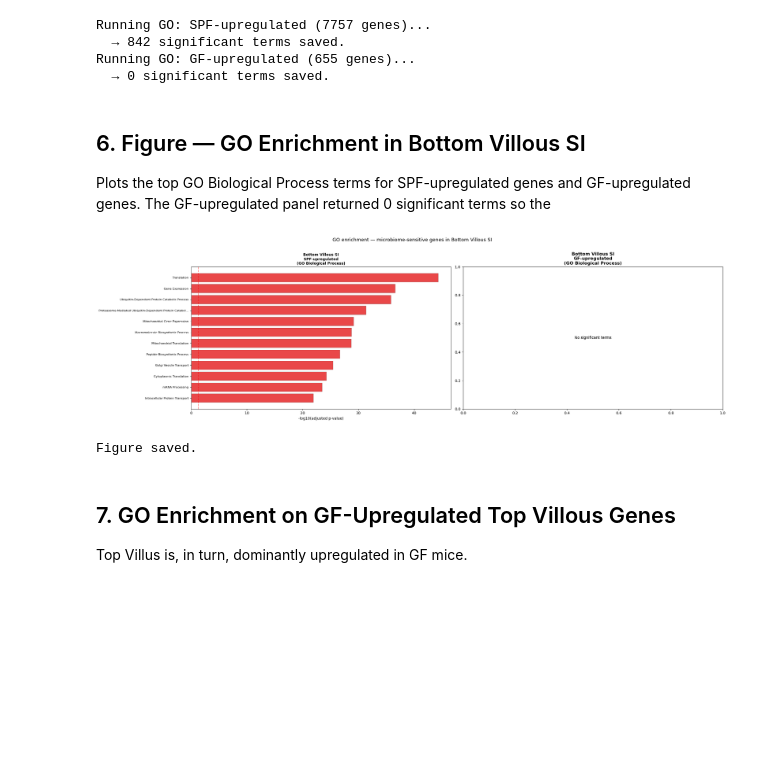
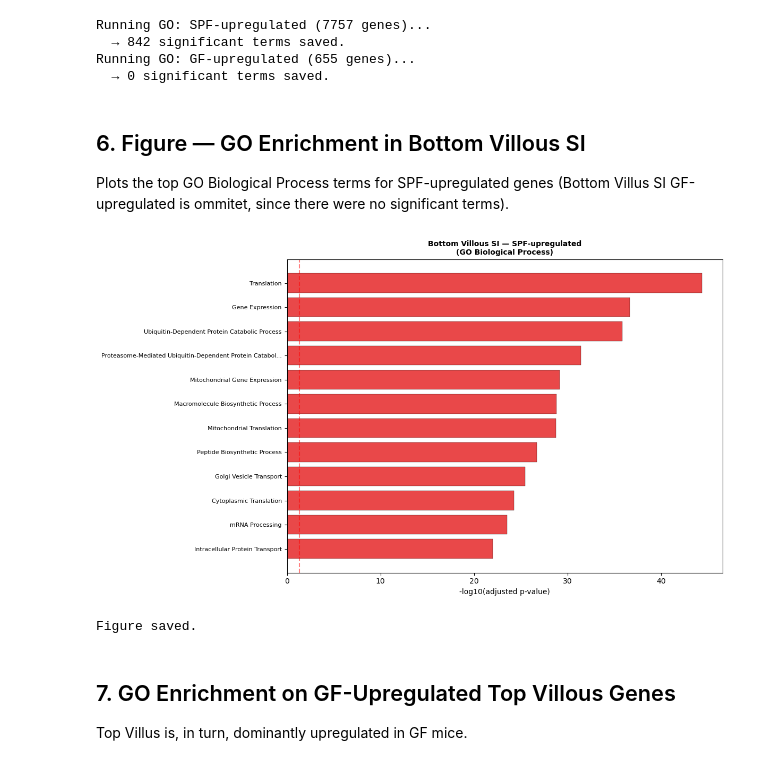
Before and after one commit to Fair0n/gut-transcriptomics-project, a Jupyter notebook: notebooks/05_microbiome_layer_interaction.ipynb, the cells around one changed output. Cells and saved outputs as stored; diff of their text form; code cells hidden in the pictures; blank space fills up the shorter version.

Commit message:
Removed one figure

```diff
--- a/notebooks/05_microbiome_layer_interaction.ipynb
+++ b/notebooks/05_microbiome_layer_interaction.ipynb
@@ -294,7 +294,7 @@ Running GO: GF-upregulated (655 genes)...
 # %% [markdown]
 ## 6. Figure — GO Enrichment in Bottom Villous SI
 
-Plots the top GO Biological Process terms for SPF-upregulated genes and GF-upregulated genes. The GF-upregulated panel returned 0 significant terms so the
+Plots the top GO Biological Process terms for SPF-upregulated genes (Bottom Villus SI GF-upregulated is ommitet, since there were no significant terms).
 # %%
 def plot_go_terms(df, title, color, ax, n_terms=12):
     bp = df[df['Gene_set'].str.contains('Biological_Process')].copy()
@@ -302,46 +302,41 @@ def plot_go_terms(df, title, color, ax, n_terms=12):
         ax.text(0.5, 0.5, 'No significant terms',
                 ha='center', va='center', transform=ax.transAxes)
         ax.set_title(title, fontweight='bold')
         return
     top = bp.nsmallest(n_terms, 'Adjusted P-value').copy()
     top['Term_clean'] = top['Term'].str.replace(
         r'\(GO:\d+\)', '', regex=True).str.strip()
     top['neg_log_p'] = -np.log10(top['Adjusted P-value'])
     ax.barh(range(len(top)), top['neg_log_p'].values,
             color=color, alpha=0.8, edgecolor='black', linewidth=0.3)
     ax.set_yticks(range(len(top)))
     ax.set_yticklabels(
         [t[:55] + '...' if len(t) > 55 else t
          for t in top['Term_clean'].values], fontsize=8)
     ax.invert_yaxis()
     ax.set_xlabel('-log10(adjusted p-value)')
     ax.set_title(title, fontweight='bold', fontsize=10)
     ax.axvline(x=-np.log10(0.05), color='red',
                linestyle='--', alpha=0.5, label='p=0.05')
 
 n_panels = len(go_results)
-fig, axes = plt.subplots(1, n_panels, figsize=(12 * n_panels, 7))
-if n_panels == 1:
-    axes = [axes]
+fig, ax = plt.subplots(figsize=(12, 7))
 
-for ax_idx, (direction, (sig, color)) in enumerate(go_results.items()):
-    plot_go_terms(
-        sig,
-        f'Bottom Villous SI\n{direction}\n(GO Biological Process)',
-        color, axes[ax_idx]
-    )
 
-plt.suptitle(
-    'GO enrichment — microbiome-sensitive genes in Bottom Villous SI',
-    fontsize=13, y=1.01
+sig, color = go_results['SPF-upregulated']
+plot_go_terms(
+    sig,
+    'Bottom Villous SI — SPF-upregulated\n(GO Biological Process)',
+    color, ax
 )
+
 plt.tight_layout()
 plt.savefig(f"{FIGURES_DIR}/05_go_bottom_villous.png",
             dpi=150, bbox_inches='tight')
 plt.show()
 print("Figure saved.")
 # %% [output]
-[figure, old version]
+[figure, new version]
 Figure saved.
 # %% [markdown]
 ## 7. GO Enrichment on GF-Upregulated Top Villous Genes
```
Also changed, not shown: parts of 2 cells of this notebook, 1 other file.
